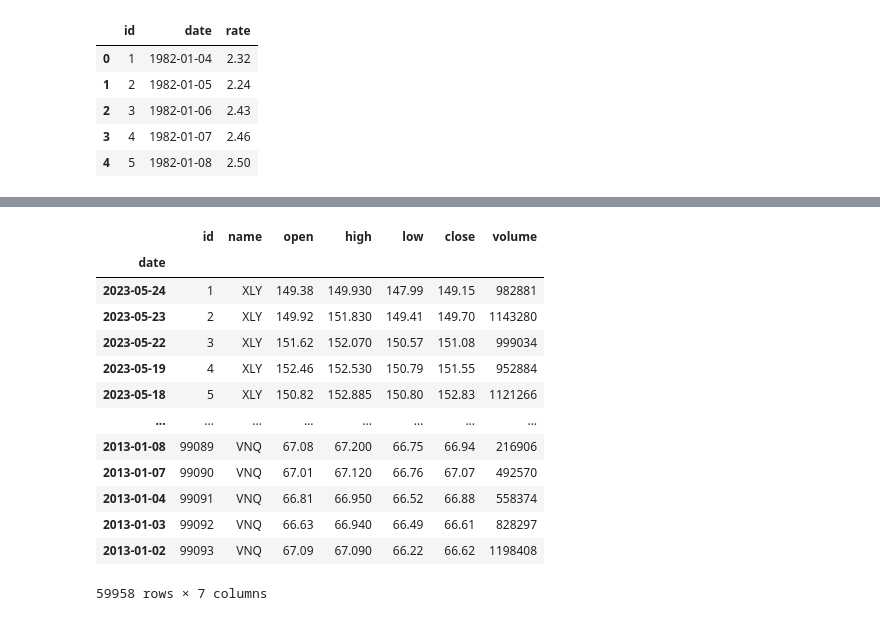
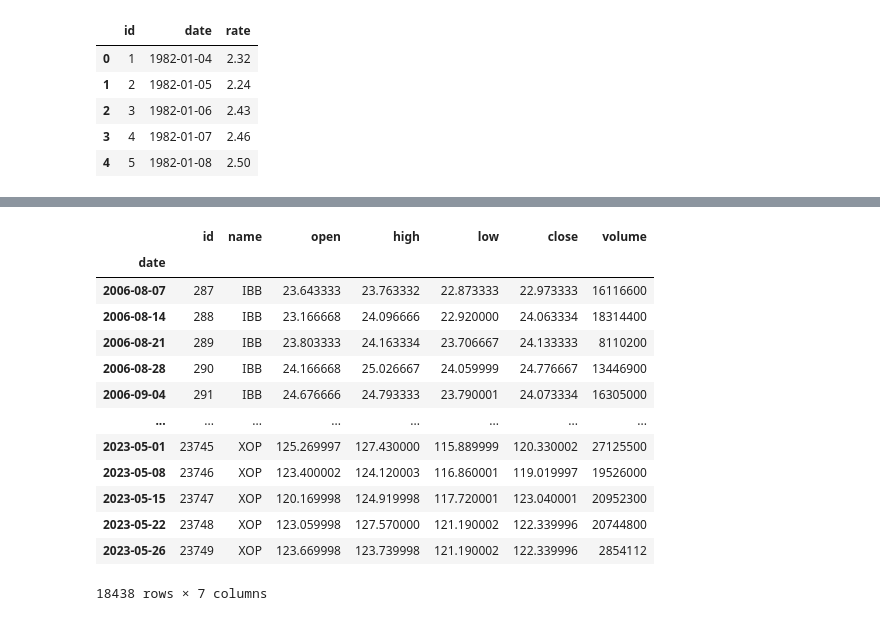
Before and after one commit to baruchfrost/finance-project3, a Jupyter notebook: project3analysis.ipynb, the cells around one changed output, grey strips where cells are left out. Drawn from its saved outputs; the diff is of its cells as text; code cells hidden in the pictures.

```diff
--- a/project3analysis.ipynb
+++ b/project3analysis.ipynb
@@ -49,33 +49,32 @@ df1.head(22)
 # %%
 etf_df = pd.read_sql_query("SELECT * FROM sector_etfs;", conn)
 etf_df["date"] = pd.to_datetime(etf_df["date"])
 etf_df["open"] = pd.to_numeric(etf_df["open"], errors="coerce")
 etf_df["close"] = pd.to_numeric(etf_df["close"], errors="coerce")
 etf_df["high"] = pd.to_numeric(etf_df["high"], errors="coerce")
 etf_df["low"] = pd.to_numeric(etf_df["low"], errors="coerce")
 
-start_date = '2013-01-01'
-end_date = '2023-12-31'
+start_date = '2006-08-01'
 
-etf_df = etf_df.loc[(etf_df['date'] >= start_date) & (etf_df['date'] <= end_date)]
+etf_df = etf_df.loc[etf_df['date'] >= start_date]
 
 etf_df.set_index('date', inplace=True)
 
 etf_df
 # %% [output]
 |  | id | name | open | high | low | close | volume |
 | date |  |  |  |  |  |  |  |
-| 2023-05-24 | 1 | XLY | 149.38 | 149.930 | 147.99 | 149.15 | 982881 |
-| 2023-05-23 | 2 | XLY | 149.92 | 151.830 | 149.41 | 149.70 | 1143280 |
-| 2023-05-22 | 3 | XLY | 151.62 | 152.070 | 150.57 | 151.08 | 999034 |
-| 2023-05-19 | 4 | XLY | 152.46 | 152.530 | 150.79 | 151.55 | 952884 |
-| 2023-05-18 | 5 | XLY | 150.82 | 152.885 | 150.80 | 152.83 | 1121266 |
+| 2006-08-07 | 287 | IBB | 23.643333 | 23.763332 | 22.873333 | 22.973333 | 16116600 |
+| 2006-08-14 | 288 | IBB | 23.166668 | 24.096666 | 22.920000 | 24.063334 | 18314400 |
+| 2006-08-21 | 289 | IBB | 23.803333 | 24.163334 | 23.706667 | 24.133333 | 8110200 |
+| 2006-08-28 | 290 | IBB | 24.166668 | 25.026667 | 24.059999 | 24.776667 | 13446900 |
+| 2006-09-04 | 291 | IBB | 24.676666 | 24.793333 | 23.790001 | 24.073334 | 16305000 |
 | ... | ... | ... | ... | ... | ... | ... | ... |
-| 2013-01-08 | 99089 | VNQ | 67.08 | 67.200 | 66.75 | 66.94 | 216906 |
-| 2013-01-07 | 99090 | VNQ | 67.01 | 67.120 | 66.76 | 67.07 | 492570 |
-| 2013-01-04 | 99091 | VNQ | 66.81 | 66.950 | 66.52 | 66.88 | 558374 |
-| 2013-01-03 | 99092 | VNQ | 66.63 | 66.940 | 66.49 | 66.61 | 828297 |
-| 2013-01-02 | 99093 | VNQ | 67.09 | 67.090 | 66.22 | 66.62 | 1198408 |
+| 2023-05-01 | 23745 | XOP | 125.269997 | 127.430000 | 115.889999 | 120.330002 | 27125500 |
+| 2023-05-08 | 23746 | XOP | 123.400002 | 124.120003 | 116.860001 | 119.019997 | 19526000 |
+| 2023-05-15 | 23747 | XOP | 120.169998 | 124.919998 | 117.720001 | 123.040001 | 20952300 |
+| 2023-05-22 | 23748 | XOP | 123.059998 | 127.570000 | 121.190002 | 122.339996 | 20744800 |
+| 2023-05-26 | 23749 | XOP | 123.669998 | 123.739998 | 121.190002 | 122.339996 | 2854112 |
-59958 rows × 7 columns
+18438 rows × 7 columns
 # %%
 print(etf_df[etf_df["name"] == "OIH"])
```
Also changed, not shown: parts of 3 cells of this notebook, 3 other files.
